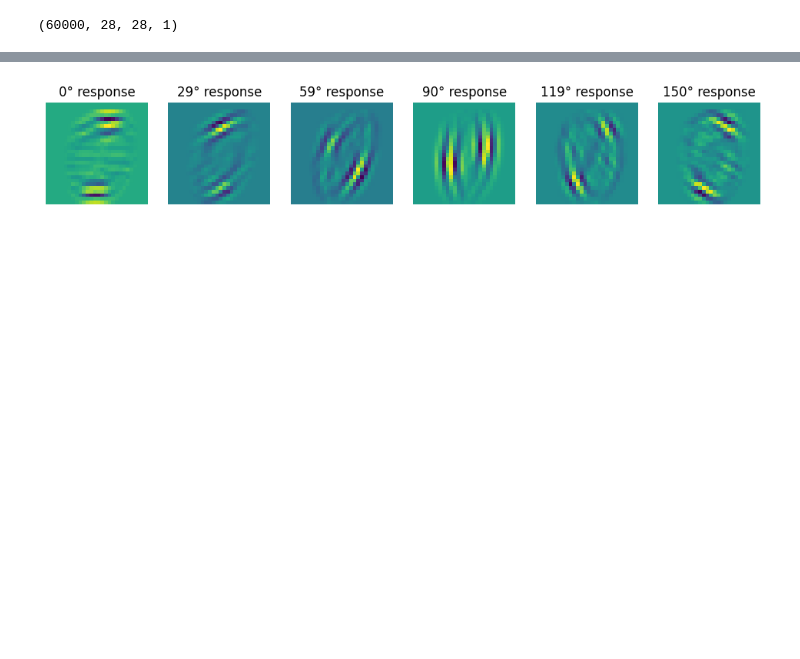
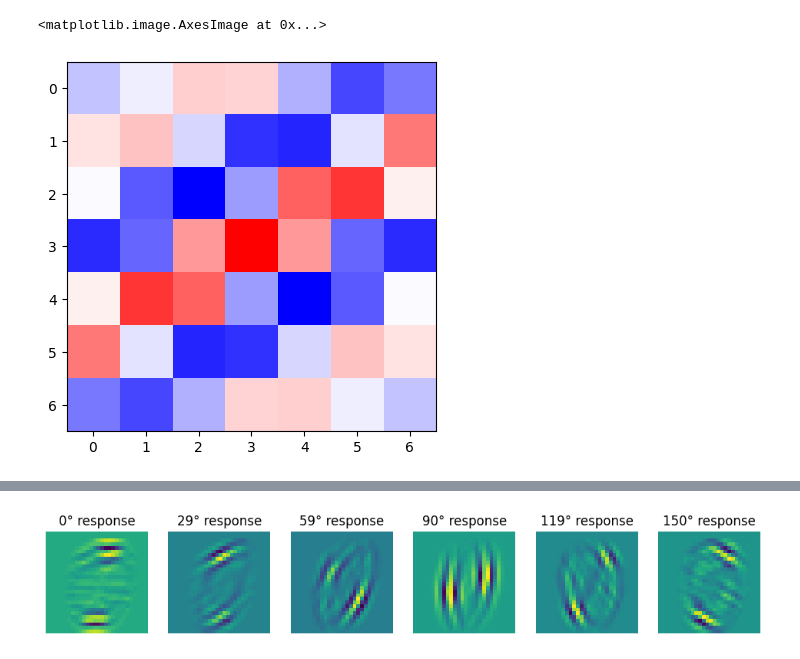
Before and after one commit to hhsherlock/Spiking_NN, a Jupyter notebook: datasets/generate_gabor_input.ipynb, the cells around one changed output, grey strips where cells are left out. Drawn from its saved outputs; the diff is of its cells as text; code cells hidden in the pictures; blank space fills up the shorter version.

```diff
--- a/datasets/generate_gabor_input.ipynb
+++ b/datasets/generate_gabor_input.ipynb
@@ -47,3 +68,8 @@ filters /= np.linalg.norm(filters, axis=(0,1), keepdims=True) + 1e-10
+# %%
+plt.imshow(filters[:,:,0,1], cmap='bwr')
+# %% [output]
+<matplotlib.image.AxesImage at 0x...>
+[figure, added]
 # %%
 (x_train, y_train), (x_test, y_test) = datasets.mnist.load_data()
 x_train = x_train.astype(np.float32) / 255.0
@@ -55,7 +79,3 @@ test = np.expand_dims(x_train[5], axis=0)
-# %%
-x_train.shape
-# %% [output]
-(60000, 28, 28, 1)
 # %%
 gabor_data = []
 for pic in x_train:
```
Also changed, not shown: parts of 10 cells of this notebook, 4 other files.
